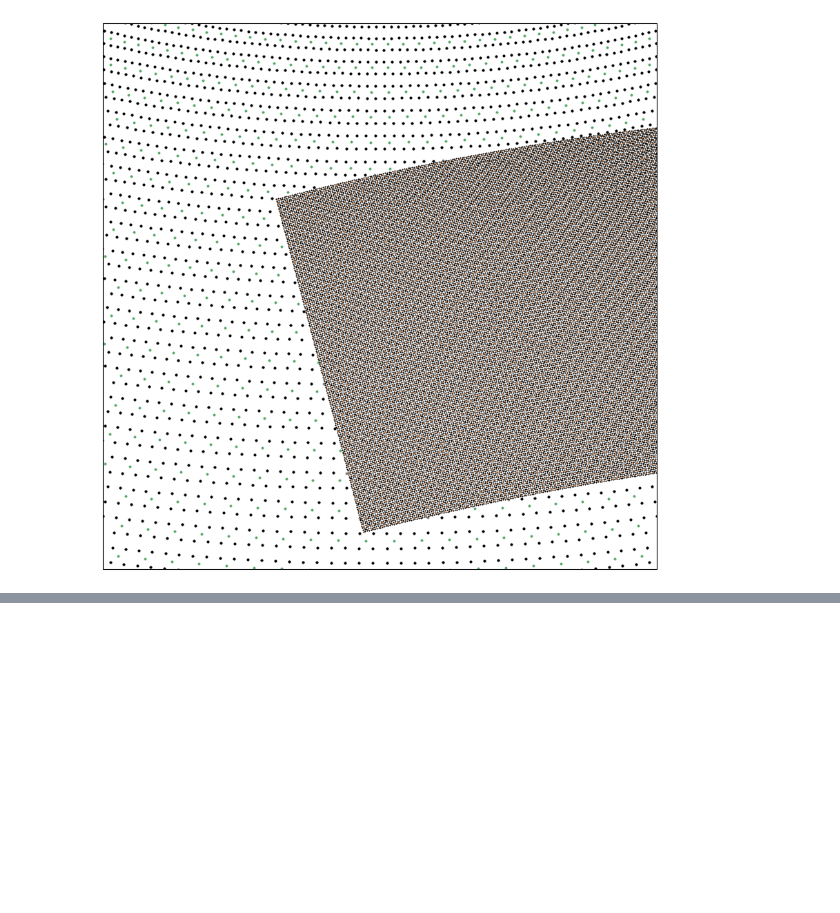
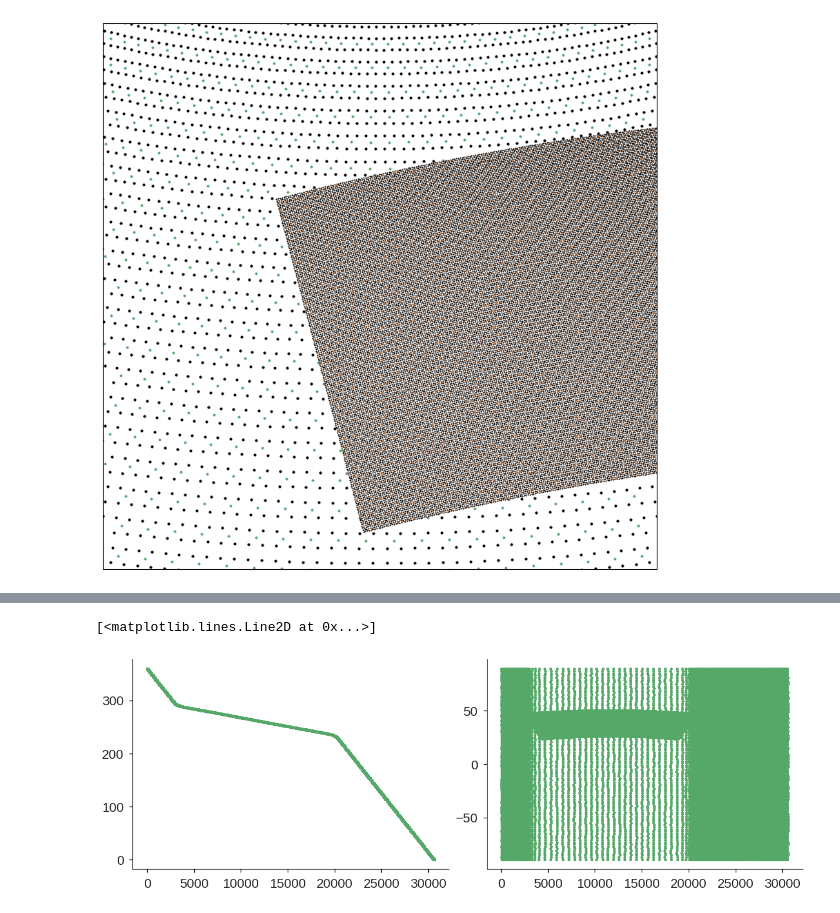
Before and after one commit to timothyas/nested-eagle, a Jupyter notebook: v0/mesh-gen/custom-single-mesh/combine_latent_meshes_x2.ipynb, the cells around one changed output, grey strips where cells are left out. Drawn from its saved outputs; the diff is of its cells as text; code cells hidden in the pictures; blank space fills up the shorter version.

```diff
--- a/v0/mesh-gen/custom-single-mesh/combine_latent_meshes_x2.ipynb
+++ b/v0/mesh-gen/custom-single-mesh/combine_latent_meshes_x2.ipynb
@@ -140,0 +189,9 @@ np.savez("latentx2.combined.npz", lon=cds.lon.values, lat=cds.lat.values)
+# %%
+checkit = np.load("latentx2.combined.sorted.npz")
+# %%
+fig, axs = plt.subplots(1, 2, figsize=(12, 4), constrained_layout=True)
+axs[0].plot(checkit["lon"], ls="", marker=".")
+axs[1].plot(checkit["lat"], ls="", marker=".")
+# %% [output]
+[<matplotlib.lines.Line2D at 0x...>]
+[figure, added]
```
Also changed, not shown: parts of 14 cells of this notebook, 2 other files.
